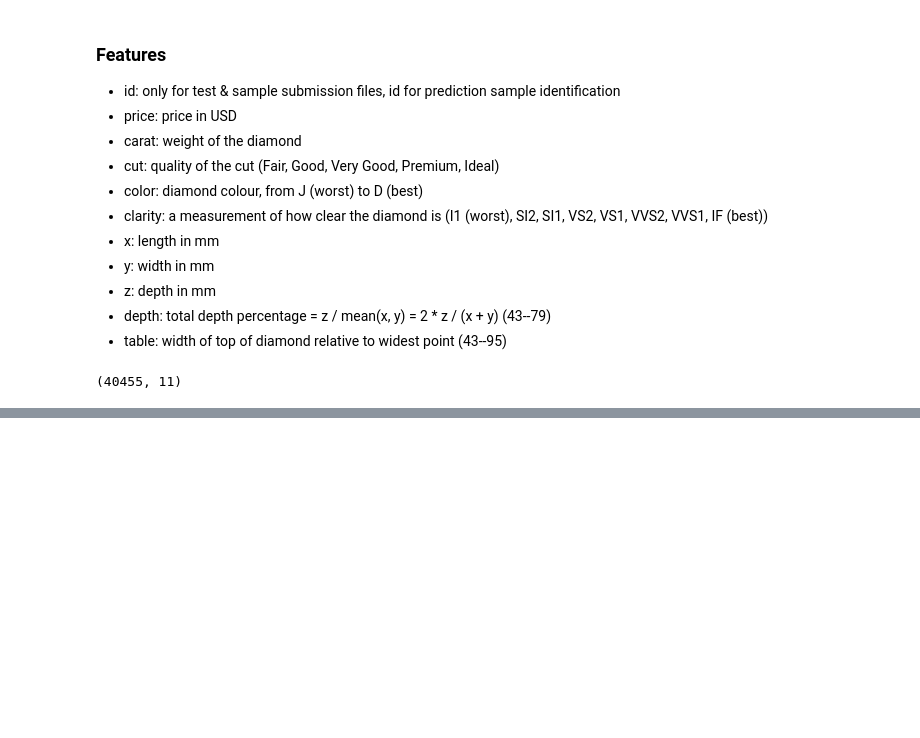
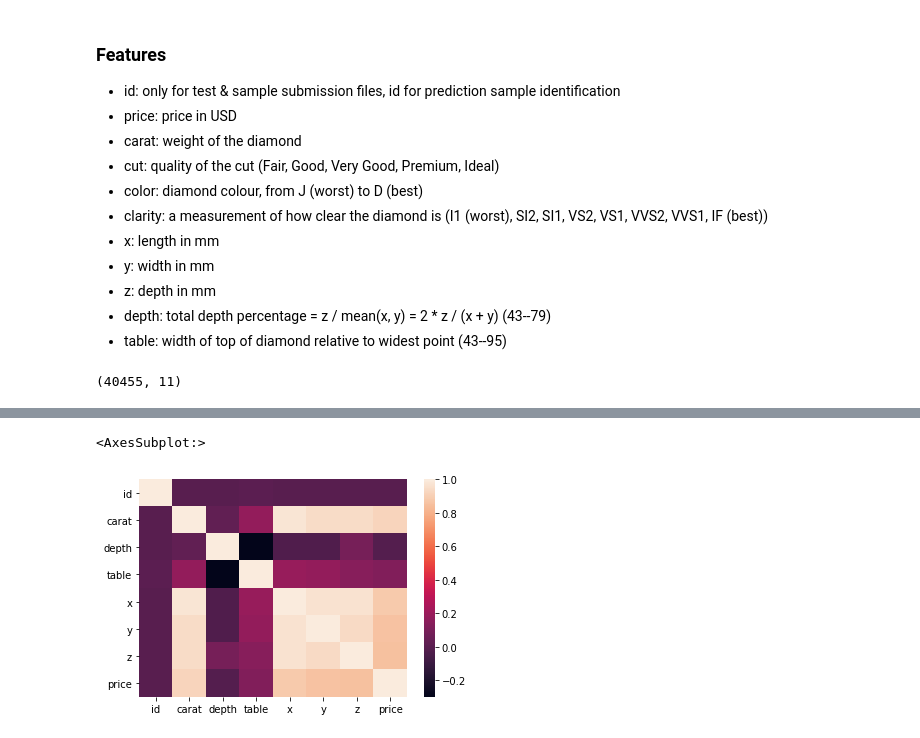
Before and after one commit to charliesherry/kaggle-competition, a Jupyter notebook: src/analisis.ipynb, the cells around one changed output, grey strips where cells are left out. Saved outputs shown, nothing was run; the diff lists cells and outputs as text; code cells hidden in the pictures; blank space fills up the shorter version.

Commit message:
diamonds project

```diff
--- a/src/analisis.ipynb
+++ b/src/analisis.ipynb
@@ -4,5 +5,5 @@ import numpy as np
 # %%
-data = pd.read_csv("../input/train.csv")
+diamonds = pd.read_csv("../input/train.csv")
 # %% [markdown]
 ### Exploramos los datos para su analisis
 # %%
@@ -33,0 +61,5 @@ data.shape
+# %%
+sns.heatmap(diamonds.corr())
+# %% [output]
+<AxesSubplot:>
+[figure, added]
```
Also changed, not shown: parts of 76 cells of this notebook, 8 other files.
